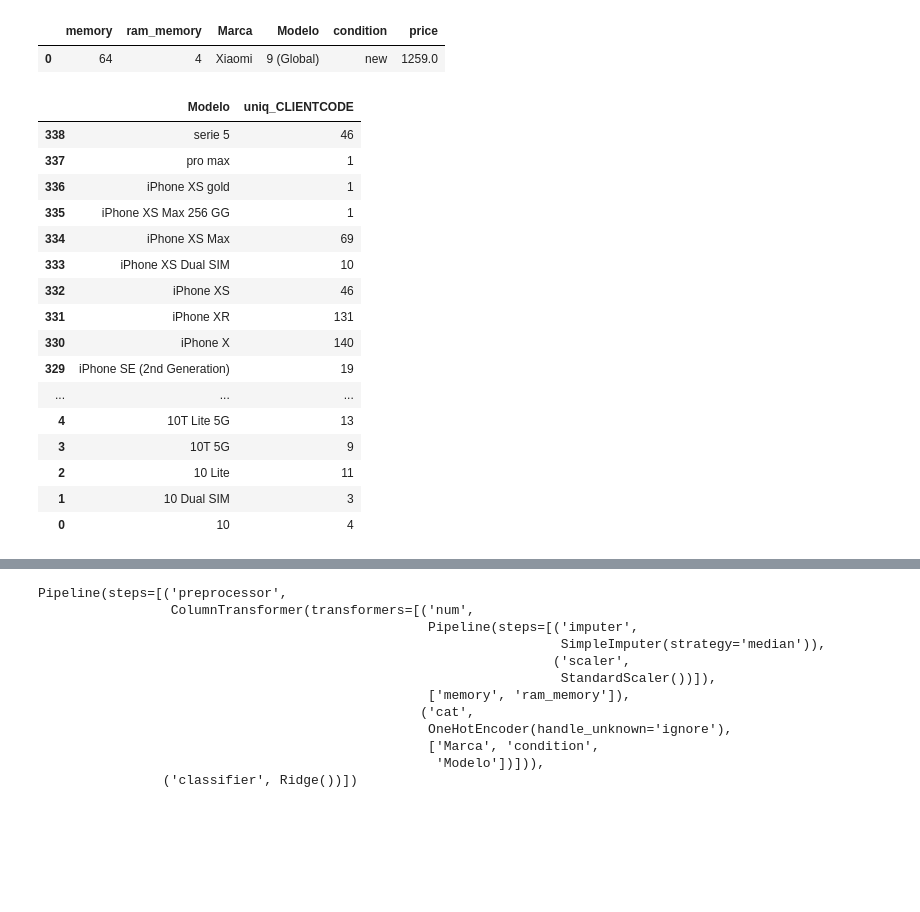
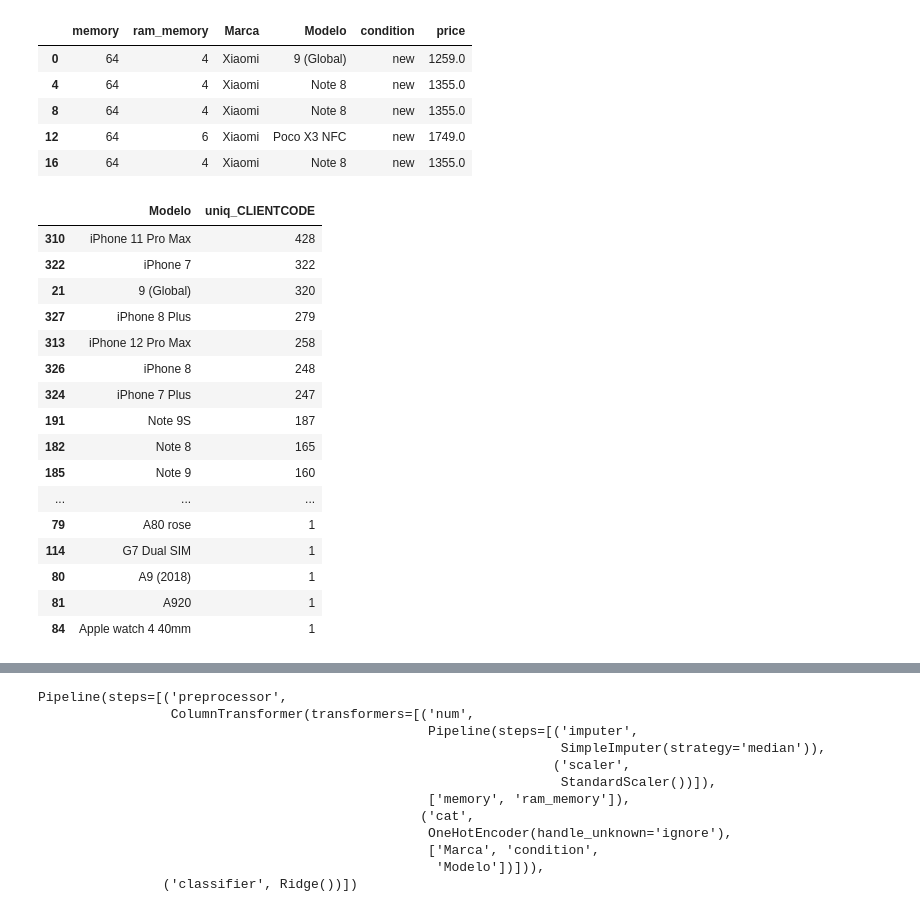
Before and after one commit to lucasobispo/precificacao_mercadolivre_tcc, a Jupyter notebook: Jupyer-Notebooks/Modelagem - One hot encoding.ipynb, the cells around one changed output, grey strips where cells are left out. Drawn from its saved outputs; the diff is of its cells as text; code cells hidden in the pictures; blank space fills up the shorter version.

```diff
--- a/Jupyer-Notebooks/Modelagem - One hot encoding.ipynb
+++ b/Jupyer-Notebooks/Modelagem - One hot encoding.ipynb
@@ -1,3 +10,7 @@
+# %%
+df = pd.read_parquet('C:/Users/lucab/Documents/FTT/EC/dados-transformados-20210401.parquet', engine='pyarrow')
+pd.set_option('display.max_columns', 500)
+pd.set_option('display.max_rows', 500)
 # %%
 import boto3 as boto3
 import pandas as pd
@@ -62,33 +96,37 @@ base_modelo['Peso'] = pd.to_numeric(base_modelo['Peso'])
 colunas_modelos = ['memory', 'ram_memory','Marca', 'Modelo', 'condition','price']
 data = base_modelo[colunas_modelos]
 # %%
-predict_teste = data.head(1)
+predict_teste = data.head(5)
 predict_teste
 # %% [output]
 |  | memory | ram_memory | Marca | Modelo | condition | price |
 | 0 | 64 | 4 | Xiaomi | 9 (Global) | new | 1259.0 |
+| 4 | 64 | 4 | Xiaomi | Note 8 | new | 1355.0 |
+| 8 | 64 | 4 | Xiaomi | Note 8 | new | 1355.0 |
+| 12 | 64 | 6 | Xiaomi | Poco X3 NFC | new | 1749.0 |
+| 16 | 64 | 4 | Xiaomi | Note 8 | new | 1355.0 |
 # %%
 unique_count = data.groupby(['Modelo'], as_index=False).agg(uniq_CLIENTCODE =('Modelo',pd.Series.count))
 # %%
-unique_count.sort_values(by=['Modelo'],ascending=False)
+unique_count.sort_values(by=['uniq_CLIENTCODE'],ascending=False)
 # %% [output]
 |  | Modelo | uniq_CLIENTCODE |
-| 338 | serie 5 | 46 |
-| 337 | pro max | 1 |
-| 336 | iPhone XS gold | 1 |
-| 335 | iPhone XS Max 256 GG | 1 |
-| 334 | iPhone XS Max | 69 |
-| 333 | iPhone XS Dual SIM | 10 |
-| 332 | iPhone XS | 46 |
-| 331 | iPhone XR | 131 |
-| 330 | iPhone X | 140 |
-| 329 | iPhone SE (2nd Generation) | 19 |
+| 310 | iPhone 11 Pro Max | 428 |
+| 322 | iPhone 7 | 322 |
+| 21 | 9 (Global) | 320 |
+| 327 | iPhone 8 Plus | 279 |
+| 313 | iPhone 12 Pro Max | 258 |
+| 326 | iPhone 8 | 248 |
+| 324 | iPhone 7 Plus | 247 |
+| 191 | Note 9S | 187 |
+| 182 | Note 8 | 165 |
+| 185 | Note 9 | 160 |
 | ... | ... | ... |
-| 4 | 10T Lite 5G | 13 |
-| 3 | 10T 5G | 9 |
-| 2 | 10 Lite | 11 |
-| 1 | 10 Dual SIM | 3 |
-| 0 | 10 | 4 |
+| 79 | A80 rose | 1 |
+| 114 | G7 Dual SIM | 1 |
+| 80 | A9 (2018) | 1 |
+| 81 | A920 | 1 |
+| 84 | Apple watch 4 40mm | 1 |
 # %%
 data.groupby('Modelo').Modelo.nunique().sort_values(by=['col1'])
 # %% [output]
```
Also changed, not shown: parts of 4 cells of this notebook.
